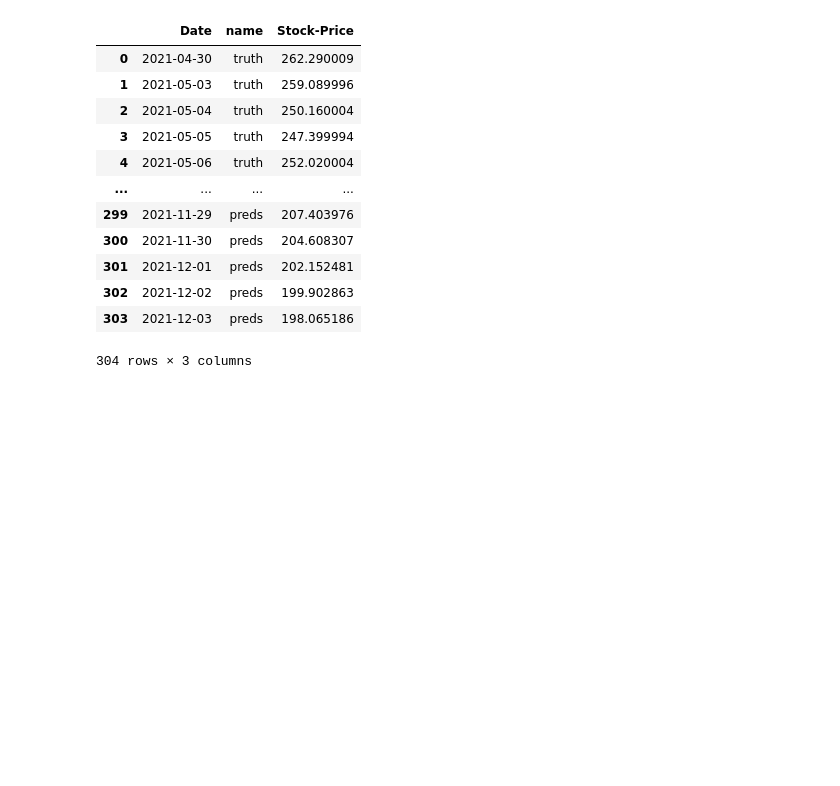
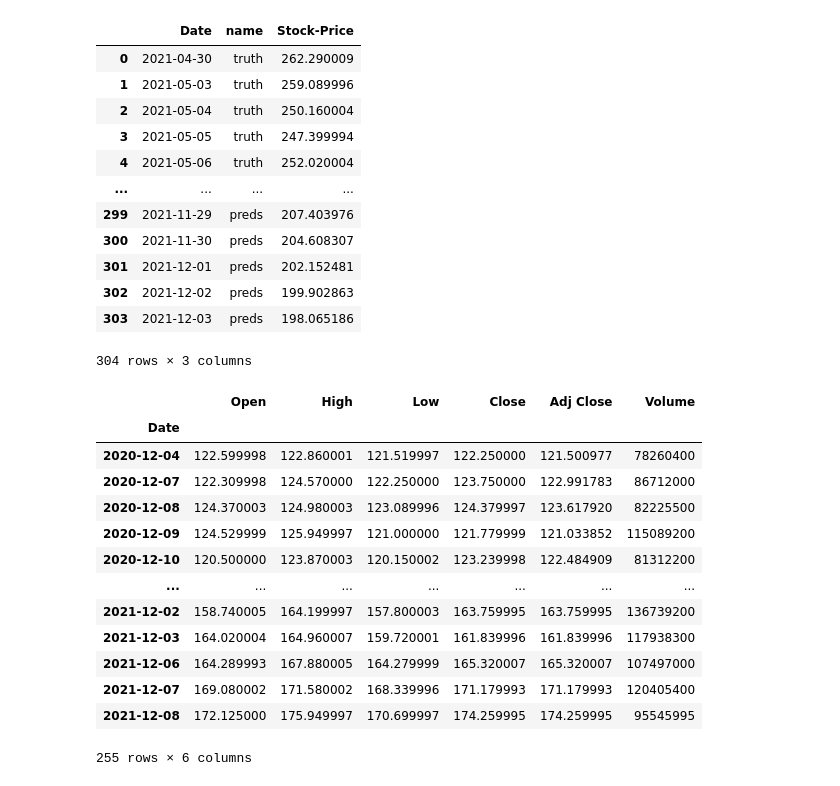
Before and after one commit to DW-Scientist/stock-market-pred-tool, a Jupyter notebook: TestingNotebook.ipynb, the cells around one changed output. Drawn from its saved outputs; the diff is of its cells as text; code cells hidden in the pictures; blank space fills up the shorter version.

```diff
--- a/TestingNotebook.ipynb
+++ b/TestingNotebook.ipynb
@@ -299,3 +299,24 @@ plot_df
 | 302 | 2021-12-02 | preds | 199.902863 |
 | 303 | 2021-12-03 | preds | 198.065186 |
 304 rows × 3 columns
+# %%
+test_stock = yf.download(
+        "AAPL", start='2020-12-05', end='2021-12-30', progress=False
+    )
+# %%
+test_stock
+# %% [output]
+|  | Open | High | Low | Close | Adj Close | Volume |
+| Date |  |  |  |  |  |  |
+| 2020-12-04 | 122.599998 | 122.860001 | 121.519997 | 122.250000 | 121.500977 | 78260400 |
+| 2020-12-07 | 122.309998 | 124.570000 | 122.250000 | 123.750000 | 122.991783 | 86712000 |
+| 2020-12-08 | 124.370003 | 124.980003 | 123.089996 | 124.379997 | 123.617920 | 82225500 |
+| 2020-12-09 | 124.529999 | 125.949997 | 121.000000 | 121.779999 | 121.033852 | 115089200 |
+| 2020-12-10 | 120.500000 | 123.870003 | 120.150002 | 123.239998 | 122.484909 | 81312200 |
+| ... | ... | ... | ... | ... | ... | ... |
+| 2021-12-02 | 158.740005 | 164.199997 | 157.800003 | 163.759995 | 163.759995 | 136739200 |
+| 2021-12-03 | 164.020004 | 164.960007 | 159.720001 | 161.839996 | 161.839996 | 117938300 |
+| 2021-12-06 | 164.289993 | 167.880005 | 164.279999 | 165.320007 | 165.320007 | 107497000 |
+| 2021-12-07 | 169.080002 | 171.580002 | 168.339996 | 171.179993 | 171.179993 | 120405400 |
+| 2021-12-08 | 172.125000 | 175.949997 | 170.699997 | 174.259995 | 174.259995 | 95545995 |
+255 rows × 6 columns
```
Also changed, not shown: parts of 37 cells of this notebook, 5 other files.
